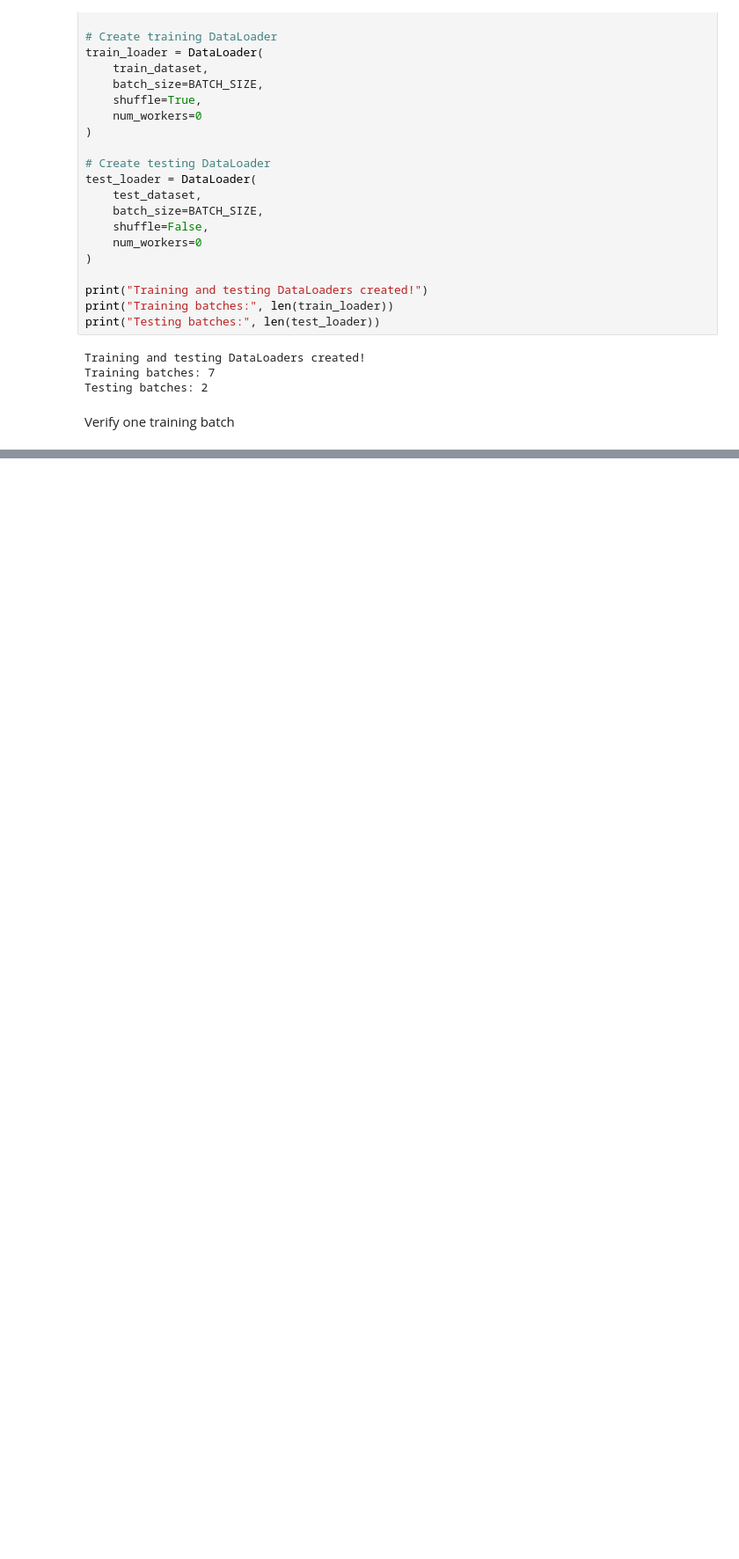
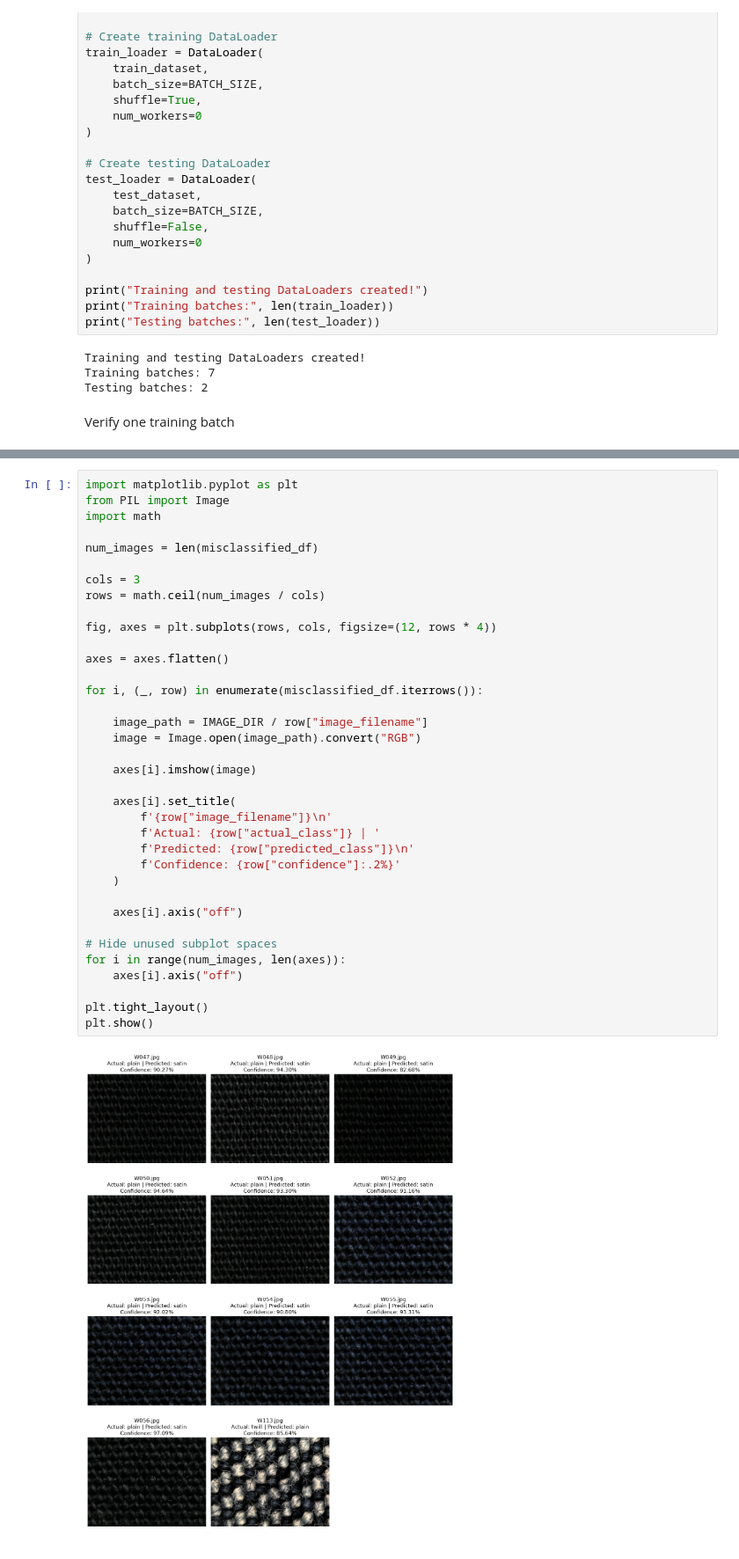
Before and after one commit to DivanLakshika/masters-capstone-ml-project-268468L, a Jupyter notebook: notebooks/02_model_training.ipynb, the cells around one changed output, grey strips where cells are left out. Shown at 88% size. Saved outputs shown, nothing was run; the diff lists cells and outputs as text; blank space fills up the shorter version.

```diff
--- a/notebooks/02_model_training.ipynb
+++ b/notebooks/02_model_training.ipynb
@@ -289,0 +1016,38 @@ final classification layer for the three woven fabric classes.
+# %%
+import matplotlib.pyplot as plt
+from PIL import Image
+import math
+
+num_images = len(misclassified_df)
+
+cols = 3
+rows = math.ceil(num_images / cols)
+
+fig, axes = plt.subplots(rows, cols, figsize=(12, rows * 4))
+
+axes = axes.flatten()
+
+for i, (_, row) in enumerate(misclassified_df.iterrows()):
+
+    image_path = IMAGE_DIR / row["image_filename"]
+    image = Image.open(image_path).convert("RGB")
+
+    axes[i].imshow(image)
+
+    axes[i].set_title(
+        f'{row["image_filename"]}\n'
+        f'Actual: {row["actual_class"]} | '
+        f'Predicted: {row["predicted_class"]}\n'
+        f'Confidence: {row["confidence"]:.2%}'
+    )
+
+    axes[i].axis("off")
+
+# Hide unused subplot spaces
+for i in range(num_images, len(axes)):
+    axes[i].axis("off")
+
+plt.tight_layout()
+plt.show()
+# %% [output]
+[figure, added]
```
Also changed, not shown: parts of 64 cells of this notebook.
